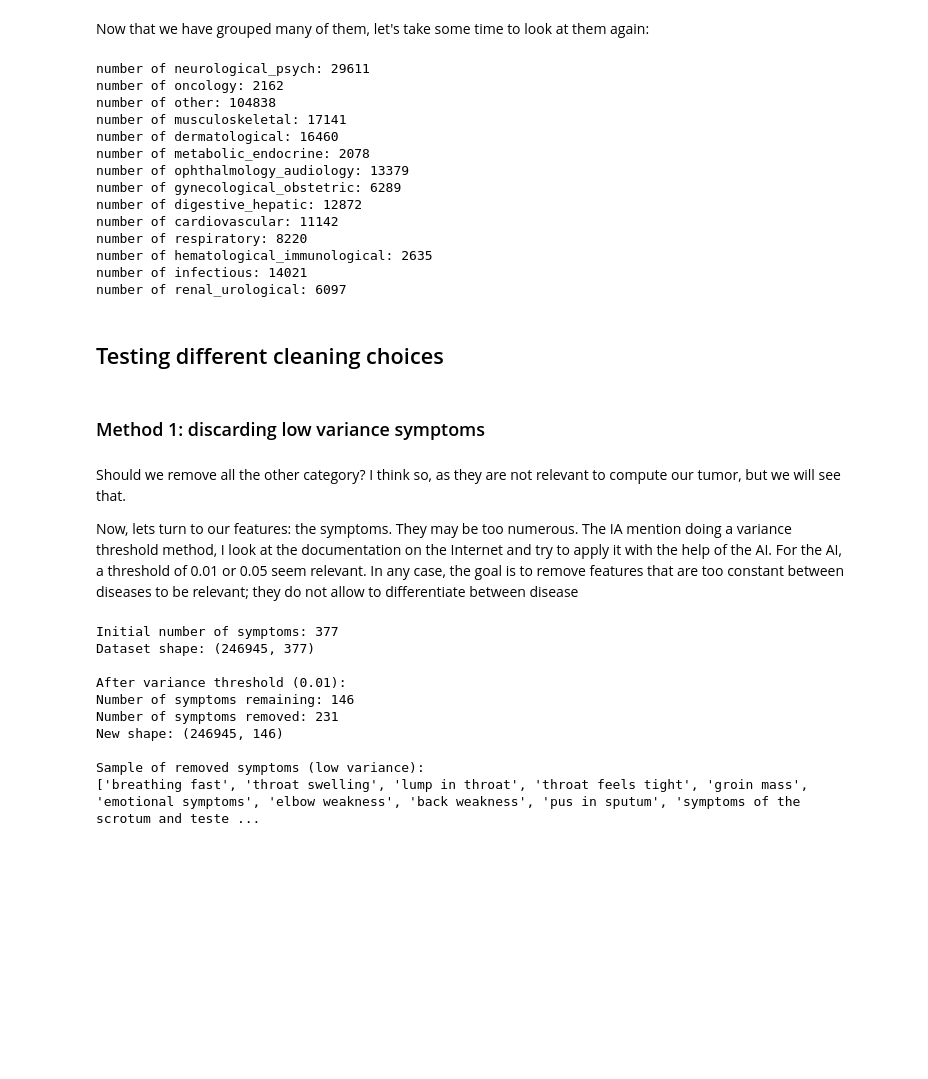
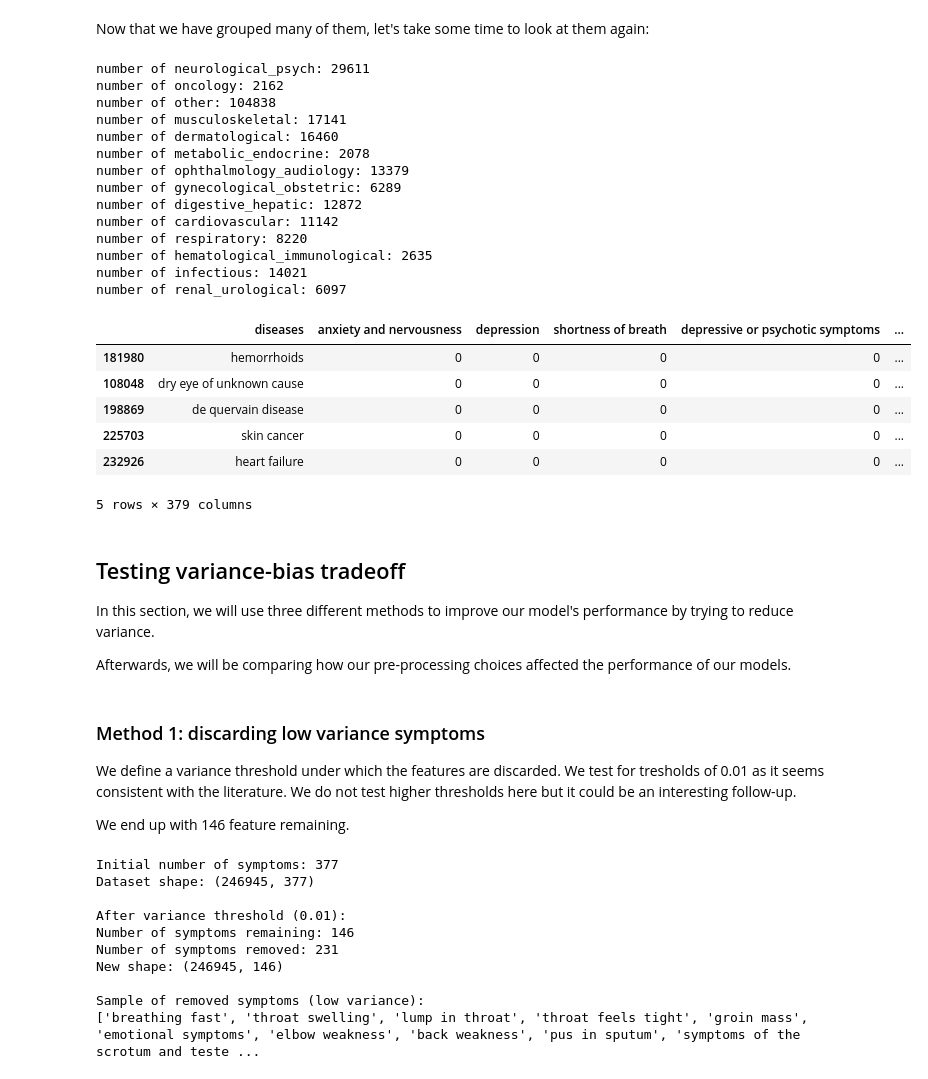
Before and after one commit to anthonyrocher/machine_learning_project, a Jupyter notebook: project_clean.ipynb, the cells around one changed output. Drawn from its saved outputs; the diff is of its cells as text; code cells hidden in the pictures; blank space fills up the shorter version.

Commit message:
cleaning the notebook

```diff
--- a/project_clean.ipynb
+++ b/project_clean.ipynb
@@ -68,8 +67,9 @@ df.describe()
 # %%
+
 # Let's take a look at the number of diseases we have:
-len(df["diseases"].unique())
+print(f"Number of unique diseases: {len(df['diseases'].unique())}")
 # There are 773 of them, let's take a look some of them:
-for disease in df_sample["diseases"].unique():
-    print(f"number of {disease}: {df_sample["diseases"].value_counts()[disease]}")
+for disease in df["diseases"].unique():
+    print(f"number of {disease}: {df["diseases"].value_counts()[disease]}")
 # Some are numerous, others are few
 # %% [output]
@@ -162,34 +159,44 @@ df["group diseases"] = df["diseases"].apply(group_disease)
 # %% [markdown]
 Now that we have grouped many of them, let's take some time to look at them again:
 # %%
-df.head(10).style
-
 for disease in df["group diseases"].unique():
     print(f"number of {disease}: {df["group diseases"].value_counts()[disease]}")
+
+df.sample(5)
 # %% [output]
 number of neurological_psych: 29611
 number of oncology: 2162
 number of other: 104838
 number of musculoskeletal: 17141
 number of dermatological: 16460
 number of metabolic_endocrine: 2078
 number of ophthalmology_audiology: 13379
 number of gynecological_obstetric: 6289
 number of digestive_hepatic: 12872
 number of cardiovascular: 11142
 number of respiratory: 8220
 number of hematological_immunological: 2635
 number of infectious: 14021
 number of renal_urological: 6097
+|  | diseases | anxiety and nervousness | depression | shortness of breath | depressive or psychotic symptoms | ... |
+| 181980 | hemorrhoids | 0 | 0 | 0 | 0 | ... |
+| 108048 | dry eye of unknown cause | 0 | 0 | 0 | 0 | ... |
+| 198869 | de quervain disease | 0 | 0 | 0 | 0 | ... |
+| 225703 | skin cancer | 0 | 0 | 0 | 0 | ... |
+| 232926 | heart failure | 0 | 0 | 0 | 0 | ... |
+5 rows × 379 columns
 # %% [markdown]
-## Testing different cleaning choices
+## Testing variance-bias tradeoff
+
+In this section, we will use three different methods to improve our model's performance by trying to reduce variance.
+
+Afterwards, we will be comparing how our pre-processing choices affected the performance of our models.
 # %% [markdown]
 ### Method 1: discarding low variance symptoms
+
+We define a variance threshold under which the features are discarded. We test for tresholds of 0.01 as it seems consistent with the literature. We do not test higher thresholds here but it could be an interesting follow-up.
+
+We end up with 146 feature remaining.
-# %% [markdown]
-Should we remove all the other category? I think so, as they are not relevant to compute our tumor, but we will see that.
-
-Now, lets turn to our features: the symptoms. They may be too numerous. The IA mention doing a variance threshold method, I look at the documentation on the Internet and try to apply it with the help of the AI.
-For the AI, a threshold of 0.01 or 0.05 seem relevant. In any case, the goal is to remove features that are too constant between diseases to be relevant; they do not allow to differentiate between disease
 # %%
 from sklearn.feature_selection import VarianceThreshold
 # First, let's identify which columns are symptom features (not metadata)
```
Also changed, not shown: parts of 58 cells of this notebook, 3 other files.
